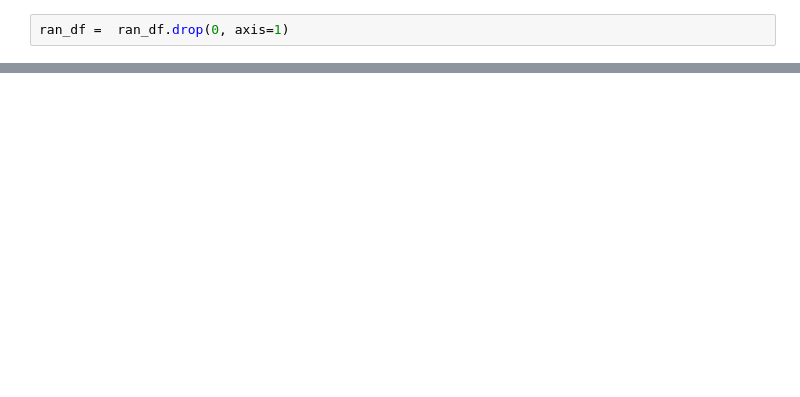
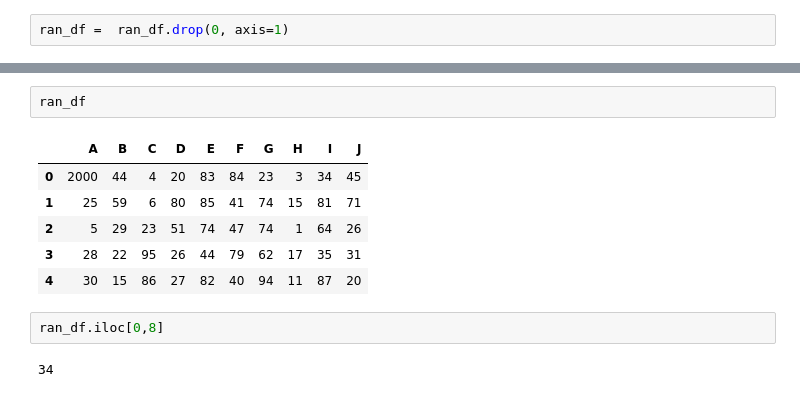
Before and after one commit to codewithdark-git/AI-ML-DL-Notebook, a Jupyter notebook: Python_Libraries/Pandas.ipynb, the cells around one changed output, grey strips where cells are left out. Drawn from its saved outputs; the diff is of its cells as text; blank space fills up the shorter version.

```diff
--- a/Python_Libraries/Pandas.ipynb
+++ b/Python_Libraries/Pandas.ipynb
@@ -179,0 +544,13 @@ ran_df.loc[[2,3,4], :]
+# %%
+ran_df
+# %% [output]
+|  | A | B | C | D | E | F | G | H | I | J |
+| 0 | 2000 | 44 | 4 | 20 | 83 | 84 | 23 | 3 | 34 | 45 |
+| 1 | 25 | 59 | 6 | 80 | 85 | 41 | 74 | 15 | 81 | 71 |
+| 2 | 5 | 29 | 23 | 51 | 74 | 47 | 74 | 1 | 64 | 26 |
+| 3 | 28 | 22 | 95 | 26 | 44 | 79 | 62 | 17 | 35 | 31 |
+| 4 | 30 | 15 | 86 | 27 | 82 | 40 | 94 | 11 | 87 | 20 |
+# %%
+ran_df.iloc[0,8]
+# %% [output]
+34
```
Also changed, not shown: parts of 107 cells of this notebook.
